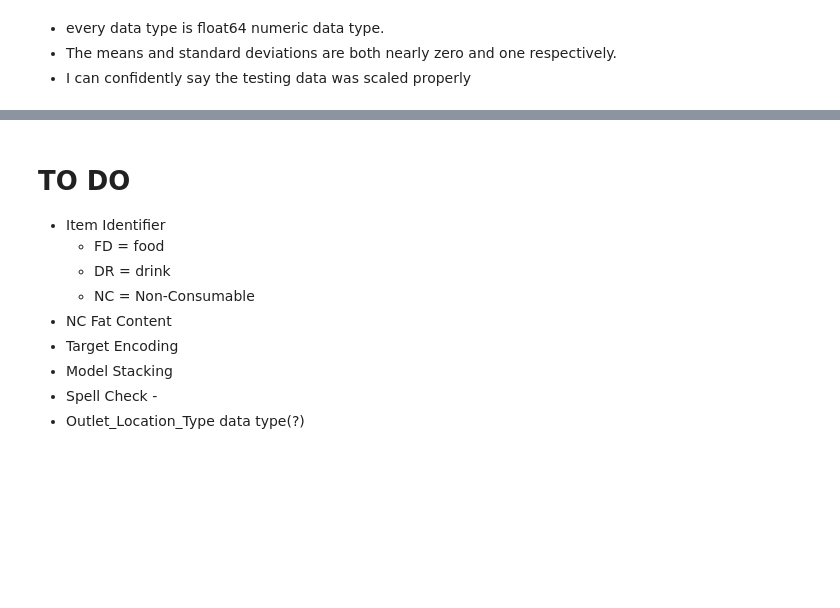
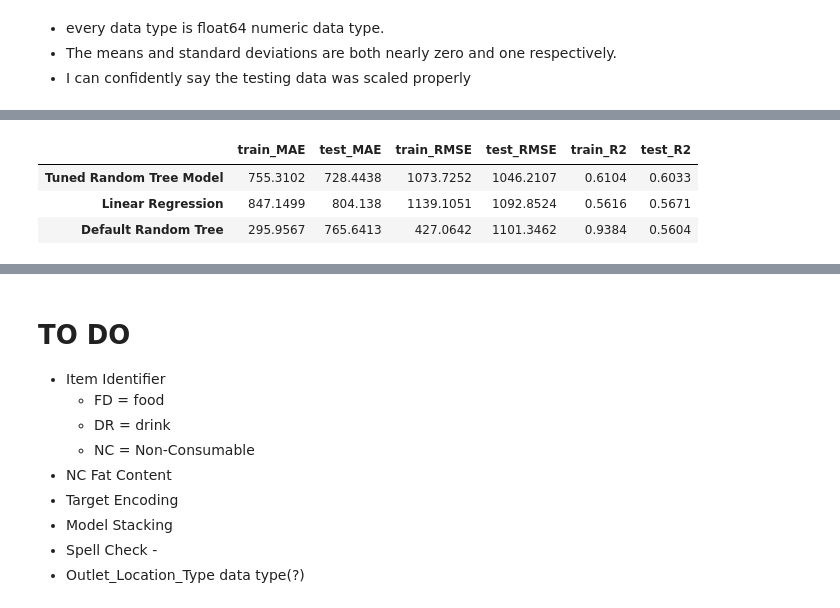
Before and after one commit to ThomasLane1820/Prediction-of-Product-Sales, a Jupyter notebook: Production_of_Product_Sales.ipynb, the cells around one changed output, grey strips where cells are left out. Saved outputs shown, nothing was run; the diff lists cells and outputs as text; code cells hidden in the pictures; blank space fills up the shorter version.

```diff
--- a/Production_of_Product_Sales.ipynb
+++ b/Production_of_Product_Sales.ipynb
@@ -1097,0 +1309,8 @@ You should load a fresh version of the original data set here using pd.read_csv(
+# %%
+# Ordering by
+scores_df.sort_values(by='test_RMSE')
+# %% [output]
+|  | train_MAE | test_MAE | train_RMSE | test_RMSE | train_R2 | test_R2 |
+| Tuned Random Tree Model | 755.3102 | 728.4438 | 1073.7252 | 1046.2107 | 0.6104 | 0.6033 |
+| Linear Regression | 847.1499 | 804.138 | 1139.1051 | 1092.8524 | 0.5616 | 0.5671 |
+| Default Random Tree | 295.9567 | 765.6413 | 427.0642 | 1101.3462 | 0.9384 | 0.5604 |
```
Also changed, not shown: parts of 33 cells of this notebook.
